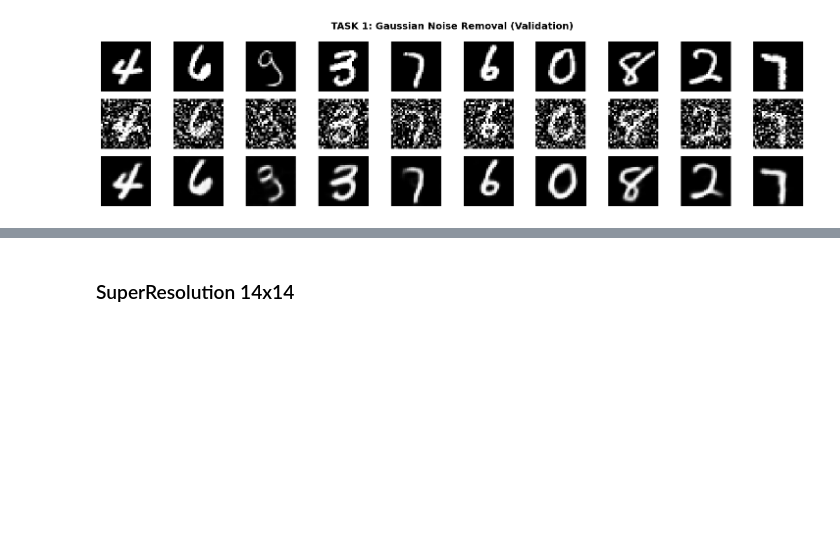
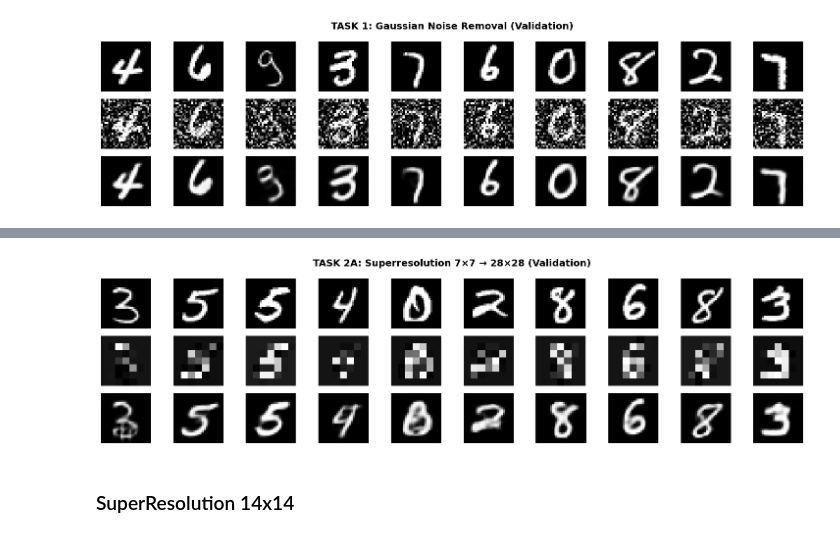
Before and after one commit to NestX10/Autoencoders, a Jupyter notebook: autoencoders.ipynb, the cells around one changed output, grey strips where cells are left out. Cells and saved outputs as stored; diff of their text form; code cells hidden in the pictures; blank space fills up the shorter version.

```diff
--- a/autoencoders.ipynb
+++ b/autoencoders.ipynb
@@ -351,3 +354,41 @@ plt.show()
+# %%
+model_sr7.eval()
+
+num_images = 10
+dataiter = iter(data_loader_valid)
+images, _ = next(dataiter)
+
+images = images.to(device)
+
+with torch.no_grad():
+    low_res_images = downsample_images(images, 7)
+    reconstructed = model_sr7(low_res_images)
+
+images_cpu = images.cpu()
+low_res_cpu = low_res_images.cpu()
+recon_cpu = reconstructed.cpu()
+
+plt.figure(figsize=(15, 4))
+plt.suptitle('TASK 2A: Superresolution 7×7 → 28×28 (Validation)', fontsize=14, fontweight='bold')
+plt.gray()
+
+for i in range(num_images):
+    plt.subplot(3, num_images, i + 1)
+    plt.imshow(images_cpu[i].squeeze())
+    plt.axis('off')
+
+    plt.subplot(3, num_images, num_images + i + 1)
+    plt.imshow(low_res_cpu[i].squeeze())
+    plt.axis('off')
+
+    plt.subplot(3, num_images, 2 * num_images + i + 1)
+    plt.imshow(recon_cpu[i].squeeze())
+    plt.axis('off')
+
+plt.tight_layout()
+plt.show()
+# %% [output]
+[figure, added]
 # %% [markdown]
 ### SuperResolution 14x14
 # %%
```
Also changed, not shown: parts of 18 cells of this notebook.
